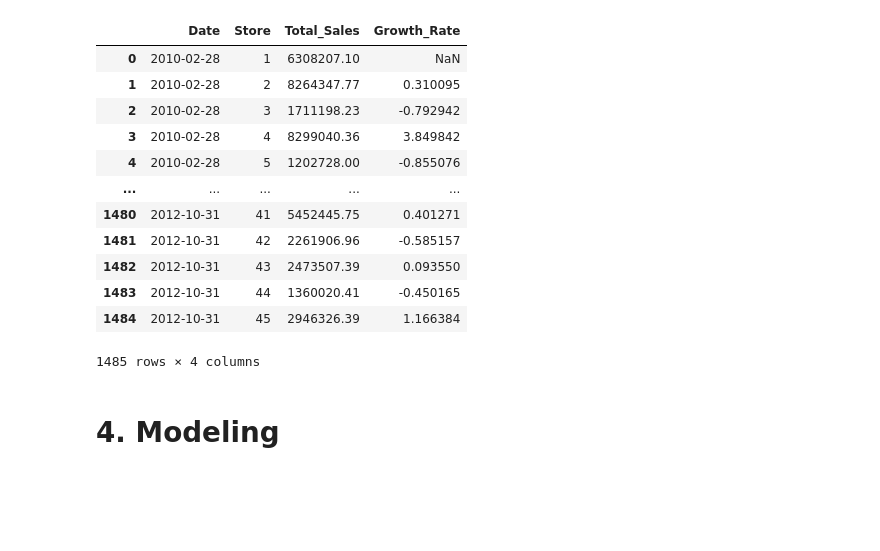
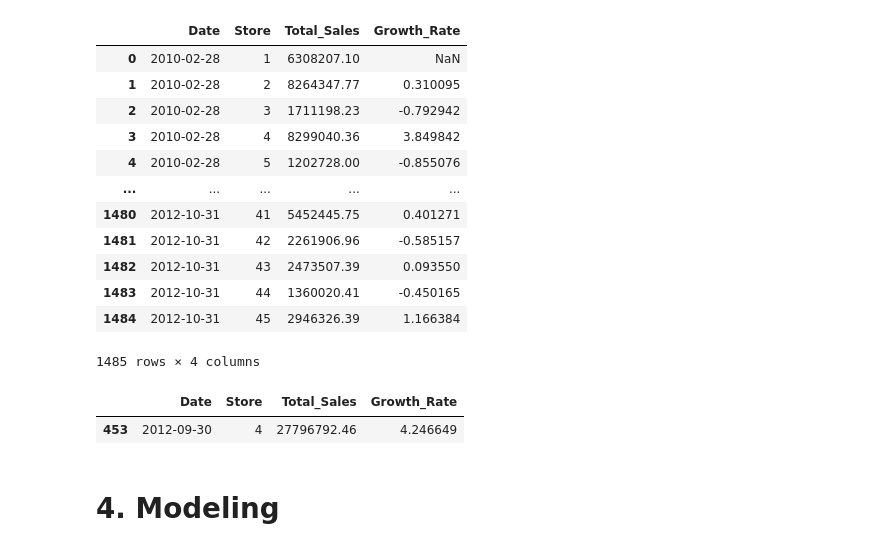
Before and after one commit to lebesguee/walmart_forecast, a Jupyter notebook: forecasting.ipynb, the cells around one changed output. Drawn from its saved outputs; the diff is of its cells as text; code cells hidden in the pictures; blank space fills up the shorter version.

```diff
--- a/forecasting.ipynb
+++ b/forecasting.ipynb
@@ -356,6 +357,11 @@ MONTHLY_SALES_BY_STORE_W_RATE
 | 1483 | 2012-10-31 | 44 | 1360020.41 | -0.450165 |
 | 1484 | 2012-10-31 | 45 | 2946326.39 | 1.166384 |
 1485 rows × 4 columns
+# %%
+QUARTERLY_SALES_BY_STORE_W_RATE.loc[(QUARTERLY_SALES_BY_STORE_W_RATE['Date'] == '2012-09-30')].sort_values(by=['Growth_Rate'], ascending=False).head(1)#.map("${:,.2f}".format)
+# %% [output]
+|  | Date | Store | Total_Sales | Growth_Rate |
+| 453 | 2012-09-30 | 4 | 27796792.46 | 4.246649 |
 # %% [markdown]
 # 4. Modeling
 # %% [markdown]
```
Also changed, not shown: parts of 6 cells of this notebook.
